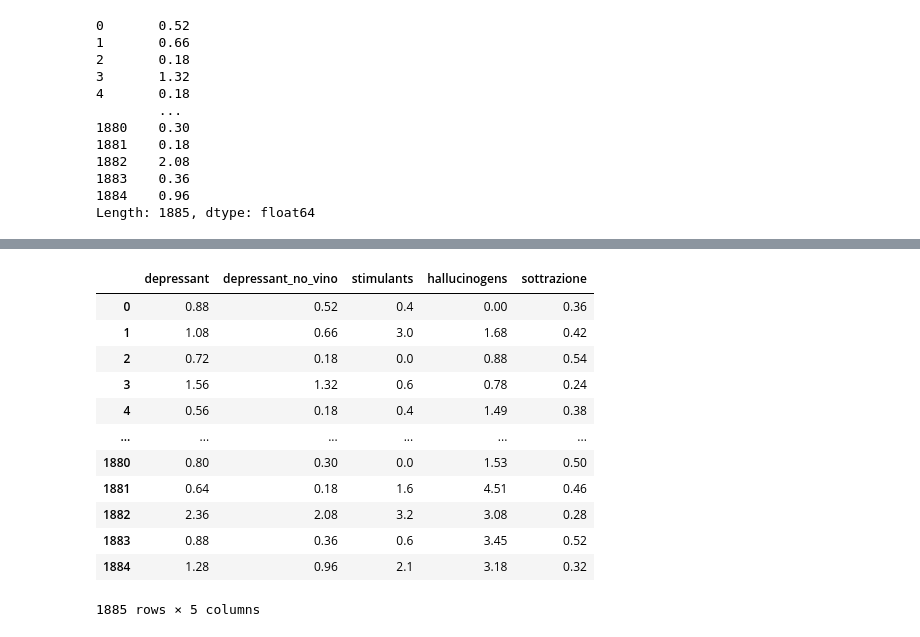
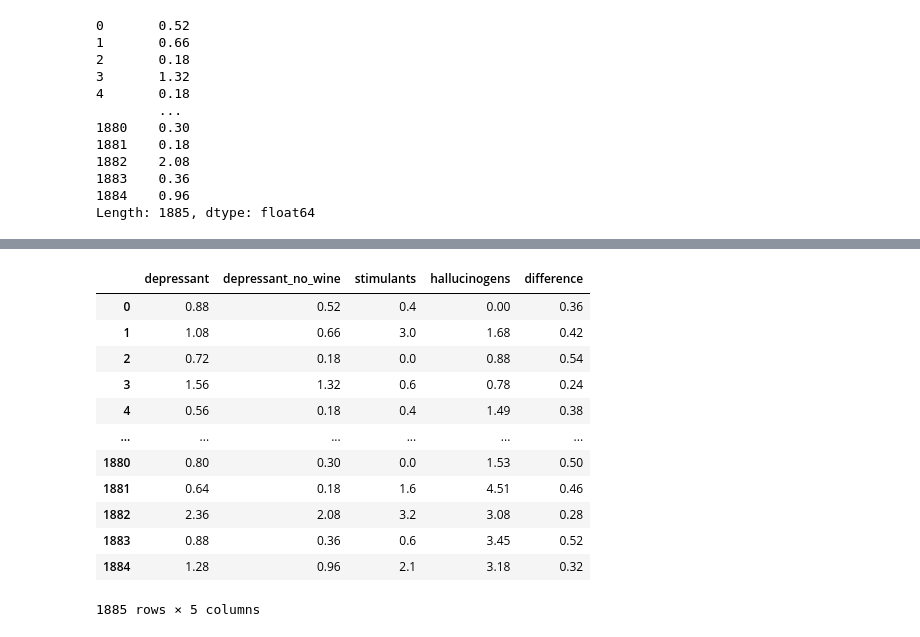
Before and after one commit to francescagiacco/ML-project-personality-and-drug-consumption, a Jupyter notebook: change_substances_with_effect.ipynb, the cells around one changed output, grey strips where cells are left out. Cells and saved outputs as stored; diff of their text form; code cells hidden in the pictures.

```diff
--- a/change_substances_with_effect.ipynb
+++ b/change_substances_with_effect.ipynb
@@ -69,27 +69,27 @@ sum([0.26, 0.06,0.21, 0.47])
 # %% [output]
 1.0
 # %%
-# function to covert nomi sostanze to a np.array to append to the dataset
+# function to covert name_substances to a np.array to append to the dataset
 # funziona
 
-def colonna_gruppo(nomi_sostanze, data):
+def column_group(name_substances, data):
     '''
     input
-    nomi_sostanze : list of tuples. Each tuple is made by 2 elements, the first one is the name of the
+    name_substances : list of tuples. Each tuple is made by 2 elements, the first one is the name of the
                     substance and the second is the score
     data : pandas dataframe that has substances as column. Substances are the first element of each
-           item of nomi_sostanze; to acces them: [nomi_sostanze[i][0] for i in range(len(nomi_sostanze))]
+           item of name_substances; to acces them: [name_substances[i][0] for i in range(len(name_substances))]
 
     output
     column : numpy array with the same lenght of data that for each element compute the sum over the
-             substancies coulumns each multiplied by the value assigned for the substancies. ([nomi_sostanze[i][1] for i in range(len(nomi_sostanze))])
+             substances coulumns each multiplied by the value assigned for the substances. ([name_substances[i][1] for i in range(len(name_substances))])
     '''
 
 
     z = []
-    for sostanza in nomi_sostanze:
-         #print(data[sostanza[0]])
-         z.append((data[sostanza[0]] * sostanza[1]))
+    for substance in name_substances:
+         #print(data[substance[0]])
+         z.append((data[substance[0]] * substance[1]))
          #print(z)
     #print(depressant[0])
     #print(depressant[1])
@@ -99,13 +99,13 @@ def colonna_gruppo(nomi_sostanze, data):
 
     return column
 
-column_depressant = colonna_gruppo(depressants, data)
-column_stimuants = colonna_gruppo(stimulants, data)
-column_hallucinogens = colonna_gruppo(hallucinogens, data)
-column_depressants_no_vino = colonna_gruppo(depressants_no_vino, data)
+column_depressant = column_group(depressants, data)
+column_stimuants = column_group(stimulants, data)
+column_hallucinogens = column_group(hallucinogens, data)
+column_depressants_no_wine = column_group(depressants_no_wine, data)
 
 # create a new dataframe to append
-print(column_depressants_no_vino)
+print(column_depressants_no_wine)
 # %% [output]
 0       0.52
 1       0.66
@@ -123,7 +123,7 @@ Length: 1885, dtype: float64
 # create the dataframe to export
 
 dictionary_dataframe = {'depressant': column_depressant,
-                        'depressant_no_vino': column_depressants_no_vino,
+                        'depressant_no_wine': column_depressants_no_wine,
                         'stimulants': column_stimuants,
                         'hallucinogens' : column_hallucinogens}
 df_to_append = pd.DataFrame(data = dictionary_dataframe )
@@ -131,12 +131,12 @@ display(df_to_append)
 
 new_df = data.copy()
 
-#drop the substancies
-substancies = ['alcohol','anphet', 'amyl', 'benzo', 'caffeine', 'cannabis',
+#drop the substances
+substances = ['alcohol','anphet', 'amyl', 'benzo', 'caffeine', 'cannabis',
               'chocolate', 'cocaine', 'crack', 'ecstasy', 'heroine', 'ketamine',
               'legal_h', 'lsd', 'meth', 'mushrooms', 'nicotine', 'semer', 'vsa']
 
-new_df.drop(columns = substancies, inplace = True) #remove the substancies
+new_df.drop(columns = substances, inplace = True) #remove the substances
 display(new_df)
 #sns.correlation()
 
@@ -186,11 +186,11 @@ final_df.to_csv('.\data_processed\data_group_by_different_effects.csv')
 | 1884 | -0.95197 | -0.61113 | -0.46725 | 2.12700 | 1.65653 | 1.11406 | 0.41594 | 0.88113 | 1.22470 | 0 | ... |
 1885 rows × 28 columns
 # %%
-df_to_append['sottrazione'] = df_to_append['depressant'] - df_to_append['depressant_no_vino']
+df_to_append['difference'] = df_to_append['depressant'] - df_to_append['depressant_no_wine']
 df_to_append
 #data['alcohol'].value_counts()
 # %% [output]
-|  | depressant | depressant_no_vino | stimulants | hallucinogens | sottrazione |
+|  | depressant | depressant_no_wine | stimulants | hallucinogens | difference |
 | 0 | 0.88 | 0.52 | 0.4 | 0.00 | 0.36 |
 | 1 | 1.08 | 0.66 | 3.0 | 1.68 | 0.42 |
 | 2 | 0.72 | 0.18 | 0.0 | 0.88 | 0.54 |
```
Also changed, not shown: parts of 4 cells of this notebook, 7 other files.
